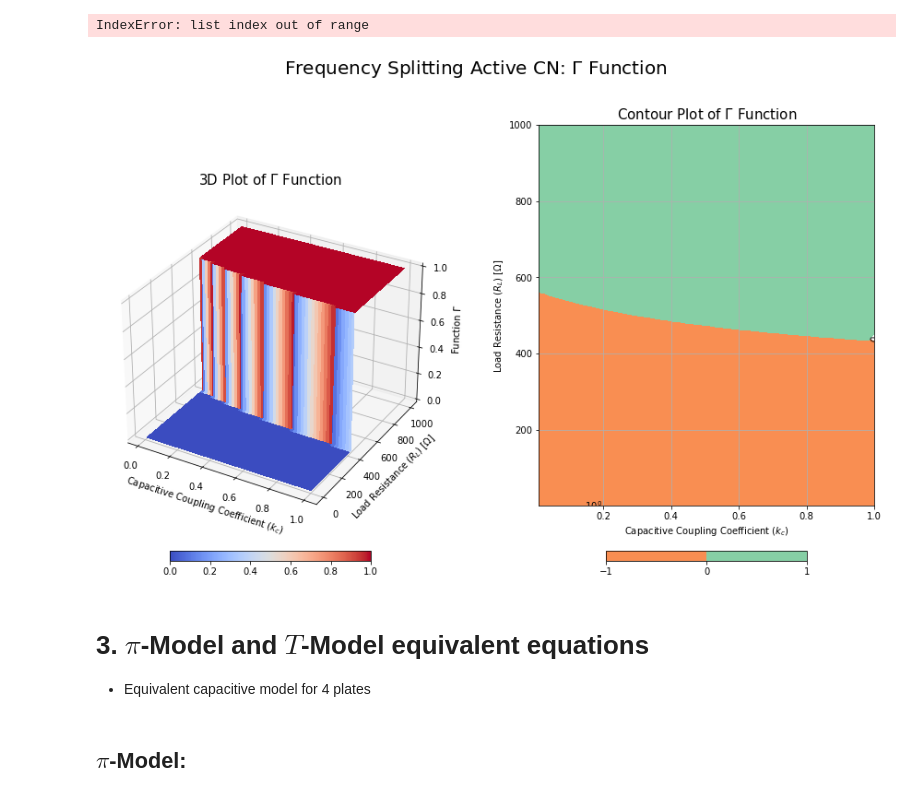
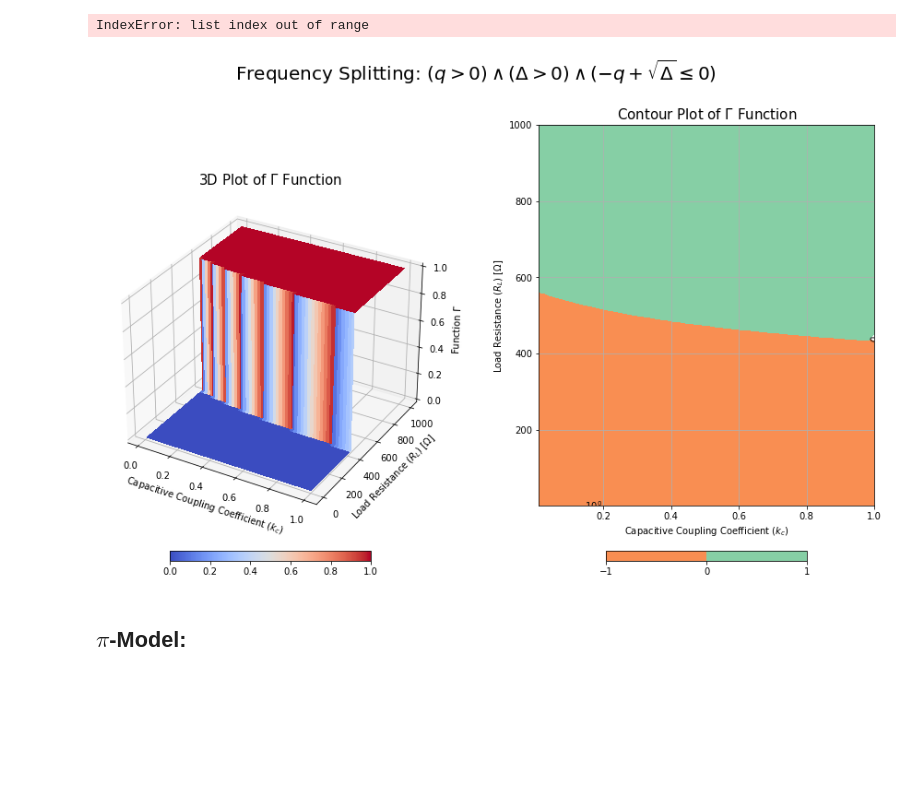
Before and after one commit to SanTT19/Symbolic_Python, a Jupyter notebook: Active_CN_Model.ipynb, the cells around one changed output. Saved outputs shown, nothing was run; the diff lists cells and outputs as text; code cells hidden in the pictures; blank space fills up the shorter version.

```diff
--- a/Active_CN_Model.ipynb
+++ b/Active_CN_Model.ipynb
@@ -1017,7 +1189,8 @@ fig1 = plt.figure(figsize=(15,10))
 axs = fig1.add_subplot(1, 2, 1, projection = '3d')
 
 # Complete figure information
-fig1.suptitle('Frequency Splitting Active CN: $\Gamma$ Function', fontsize = 20)
+fig1.suptitle('Frequency Splitting: $(q>0) \wedge (\Delta>0) \wedge (-q + \sqrt{\Delta} \leq 0)$',
+             fontsize = 20)
 
 # For a simple 3D plot
 #ax = fig.gca(projection = '3d')
@@ -1051,35 +1224,31 @@ axs = fig1.add_subplot(1, 2, 2)
 # Plot the contour plot
 cp = plt.contourf(k_c_m, R_L_m, f_gamma,
                   levels = [-1, 0, 1],
                  cmap = cm.Spectral)
 
 # Define the levels to label
 #c_labels = [0.e0]
 # To specify scientific notation
 fmt = ticker.LogFormatterSciNotation()
 
 axs.clabel(cp, inline = 1, colors = 'k', fmt = fmt, fontsize = 10)
 
 # Color bar
 plt.colorbar(cp, orientation = 'horizontal', shrink=0.6,
              aspect=20, pad = 0.09)
 
 # Information
 axs.set_title('Contour Plot of $\Gamma$ Function', fontsize = 15)
 
 # Axis labels
 axs.set_xlabel('Capacitive Coupling Coefficient ($k_c$)')
 axs.set_ylabel('Load Resistance ($R_L$) [$\Omega$]')
 
 axs.xaxis.grid(True)
 axs.yaxis.grid(True)
 
 # Distance between subplots
 fig1.subplots_adjust(wspace=0.3)
 plt.show()
 # %% [output]
-[figure, old version]
+[figure, new version]
-# %% [markdown]
-# 3. $\pi$-Model and $T$-Model equivalent equations
-
-- Equivalent capacitive model for 4 plates
```
Also changed, not shown: parts of 28 cells of this notebook.
